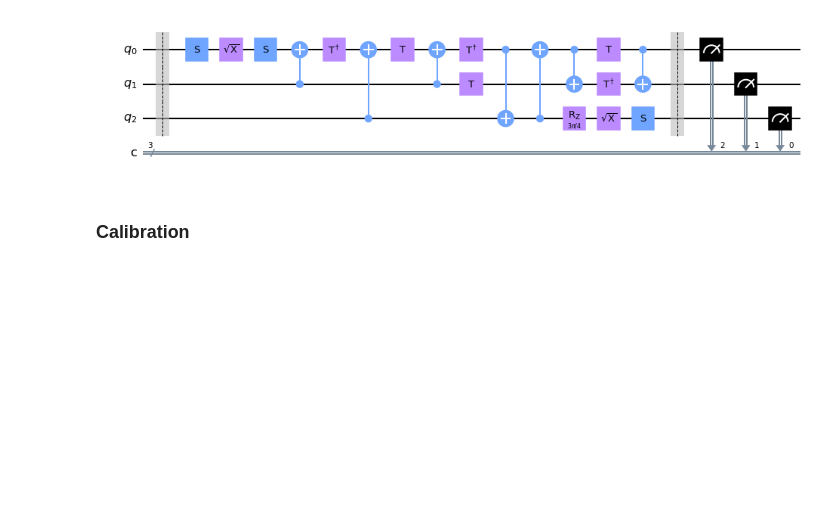
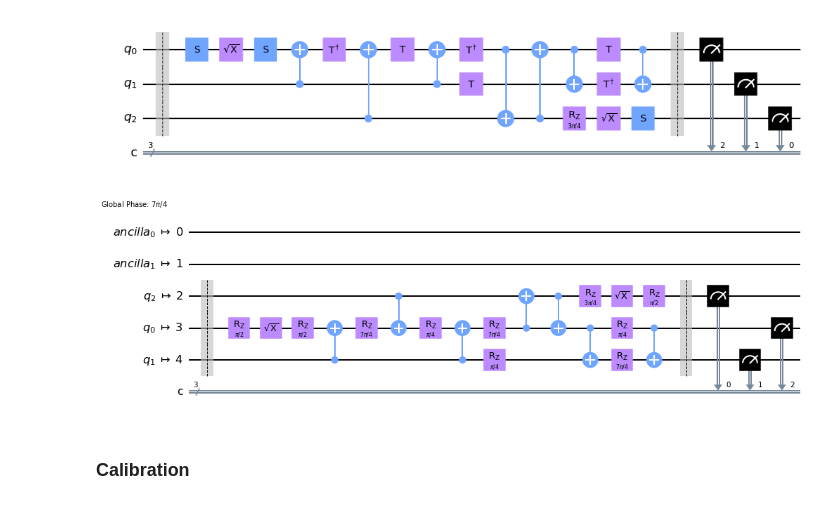
Before and after one commit to jkfids/projects-unimelb, a Jupyter notebook: Quantum Computing/toffoli.ipynb, the cells around one changed output. Drawn from its saved outputs; the diff is of its cells as text; code cells hidden in the pictures; blank space fills up the shorter version.

Commit message:
Figures

```diff
--- a/Quantum Computing/toffoli.ipynb
+++ b/Quantum Computing/toffoli.ipynb
@@ -55,33 +55,37 @@ X000 = QuantumCircuit(qreg_q)
 X001 = QuantumCircuit(qreg_q)
 X001.x(qreg_q[0])
 X010 = QuantumCircuit(qreg_q)
 X010.x(qreg_q[1])
 X011 = QuantumCircuit(qreg_q)
 X011.x(qreg_q[1])
 X011.x(qreg_q[0])
 X100 = QuantumCircuit(qreg_q)
 X100.x(qreg_q[2])
 X101 = QuantumCircuit(qreg_q)
 X101.x(qreg_q[2])
 X101.x(qreg_q[0])
 X110 = QuantumCircuit(qreg_q)
 X110.x(qreg_q[2])
 X110.x(qreg_q[1])
 X111 = QuantumCircuit(qreg_q)
 X111.x(qreg_q[2])
 X111.x(qreg_q[1])
 X111.x(qreg_q[0])
 
 circuit_list = [
     X000 + circuit,
     X001 + circuit,
     X010 + circuit,
     X011 + circuit,
     X100 + circuit,
     X101 + circuit,
     X110 + circuit,
     X111 + circuit
 ]
+
+transpile(circuit_list[0], backend, initial_layout=[3, 4, 2]).draw()
+# %% [output]
+[figure, added]
 # %% [markdown]
 ### Calibration
 # %%
```
Also changed, not shown: parts of 5 cells of this notebook, 11 other files.
